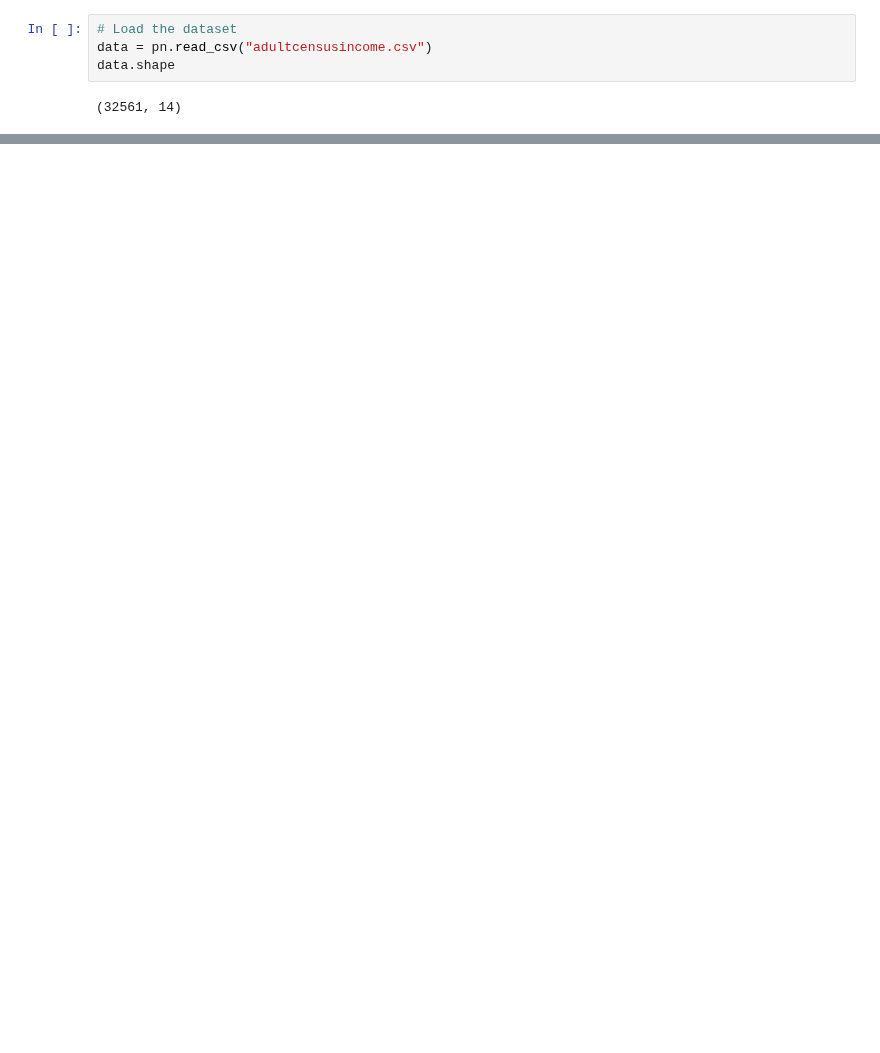
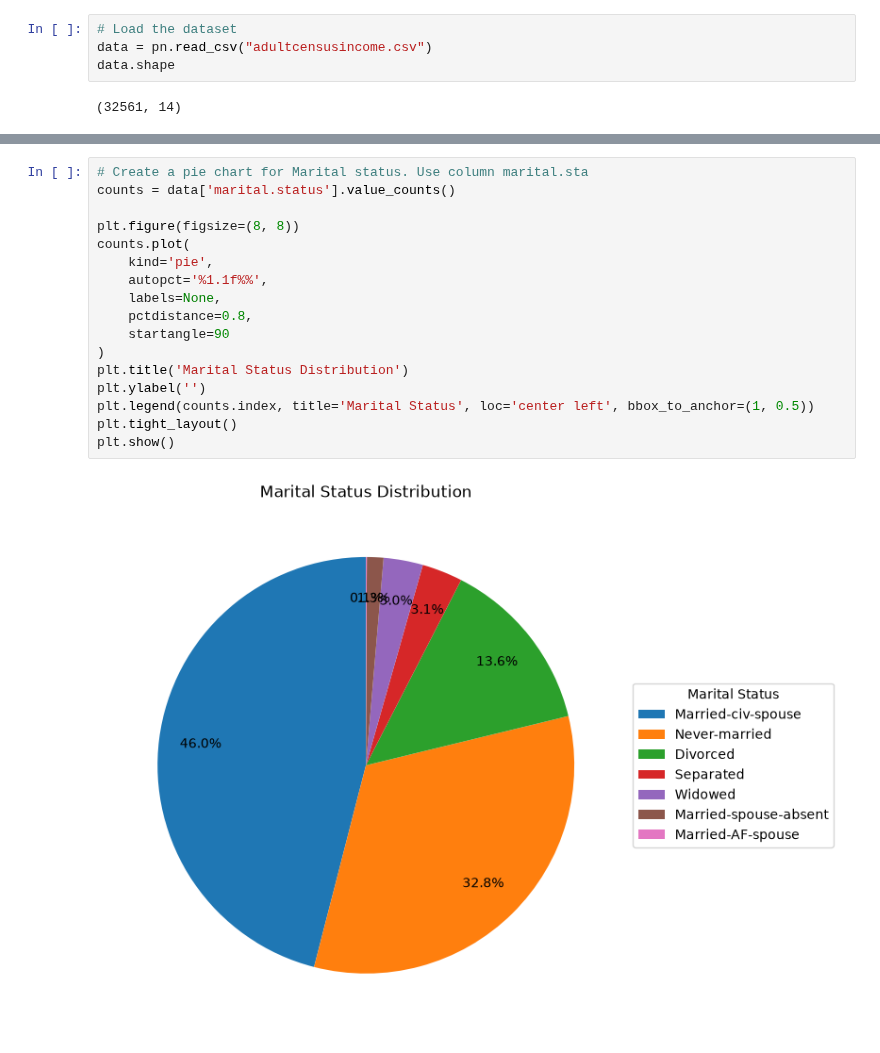
Before and after one commit to shubha95/python, a Jupyter notebook: Machine Learning/Incremental_Capstone/Capstone Session 6/capstone_session_6.ipynb, the cells around one changed output, grey strips where cells are left out. Saved outputs shown, nothing was run; the diff lists cells and outputs as text; blank space fills up the shorter version.

```diff
--- a/Machine Learning/Incremental_Capstone/Capstone Session 6/capstone_session_6.ipynb
+++ b/Machine Learning/Incremental_Capstone/Capstone Session 6/capstone_session_6.ipynb
@@ -47,0 +137,19 @@ dtype: bool
+# %%
+# Create a pie chart for Marital status. Use column marital.sta
+counts = data['marital.status'].value_counts()
+
+plt.figure(figsize=(8, 8))
+counts.plot(
+    kind='pie',
+    autopct='%1.1f%%',
+    labels=None,
+    pctdistance=0.8,
+    startangle=90
+)
+plt.title('Marital Status Distribution')
+plt.ylabel('')
+plt.legend(counts.index, title='Marital Status', loc='center left', bbox_to_anchor=(1, 0.5))
+plt.tight_layout()
+plt.show()
+# %% [output]
+[figure, added]
```
Also changed, not shown: parts of 18 cells of this notebook, 1 other file.
